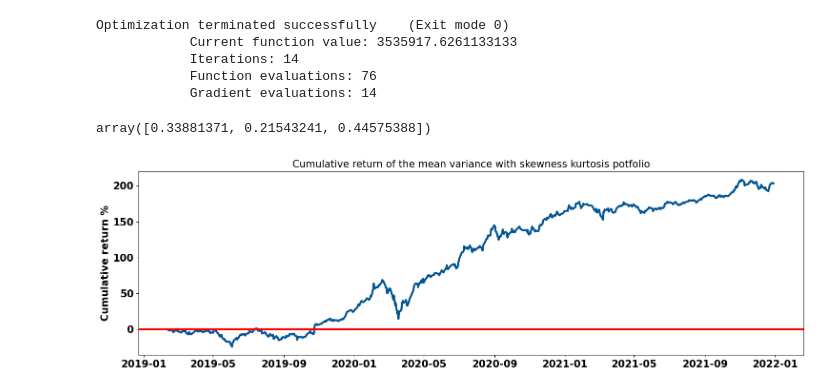
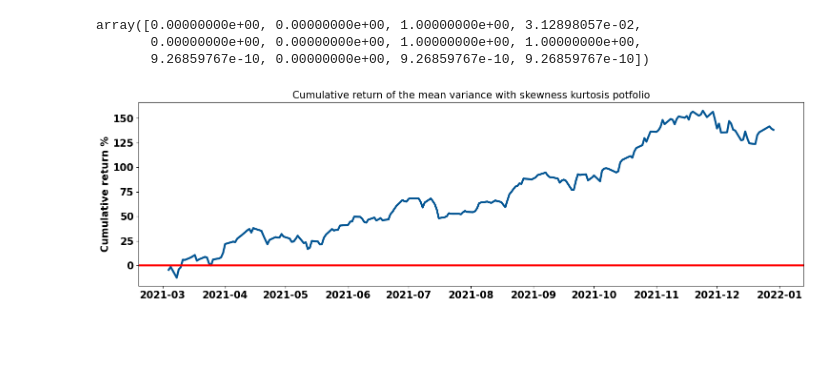
Before and after one commit to 2626245/Portfolio-Management, a Jupyter notebook: Mean-Variance-Skewness-KurtosisCriterion.ipynb, the cells around one changed output. Saved outputs shown, nothing was run; the diff lists cells and outputs as text; code cells hidden in the pictures; blank space fills up the shorter version.

```diff
--- a/Mean-Variance-Skewness-KurtosisCriterion.ipynb
+++ b/Mean-Variance-Skewness-KurtosisCriterion.ipynb
@@ -1,10 +1,11 @@
 # %%
+
 import yfinance as yf
 
-stock_tickers =['META', 'NFLX', 'TSLA']
+stock_tickers =['META', 'NFLX', 'TSLA','NVDA','AMZN','AAPL','GOOGL','INTC','BAC','OSCR','VALE','RIG']
 
-database = yf.download(stock_tickers,start='2012-01-01',end ='2021-12-30')
-database = database['Adj Close']
+database = yf.download(stock_tickers,start='2012-01-01',end ='2021-12-30',auto_adjust=True)
+database = database['Close']
 data = database.dropna().pct_change(1).dropna()
 data
 # %% [output]
@@ -67,32 +71,29 @@ cons = ({'type': 'eq', 'fun': lambda x: np.sum(abs(x)) - 1})  # All weights non-
 Bounds = [(0, 1) for _ in range(n)]
 
 # Optimization with more iterations
-res = minimize(sk_Criterion, x0, args=(train_data,), method='SLSQP', constraints=cons, bounds=Bounds, options={'disp': True})
+res = minimize(sk_Criterion, x0, args=(data,), method='SLSQP', constraints=cons, bounds=Bounds, options={'disp': False})
 
 # Print results
 optimal_portfolio_weights = res.x
 optimal_portfolio_weights
 # %% [output]
-Optimization terminated successfully    (Exit mode 0)
-            Current function value: 3535917.6261133133
-            Iterations: 14
-            Function evaluations: 76
-            Gradient evaluations: 14
+array([0.00000000e+00, 0.00000000e+00, 1.00000000e+00, 3.12898057e-02,
+       0.00000000e+00, 0.00000000e+00, 1.00000000e+00, 1.00000000e+00,
+       9.26859767e-10, 0.00000000e+00, 9.26859767e-10, 9.26859767e-10])
-array([0.33881371, 0.21543241, 0.44575388])
 # %%
 import matplotlib.pyplot as plt
 
-optimal_portfolio_return=np.multiply(test_data,np.transpose(optimal_portfolio_weights))
+optimal_portfolio_return=np.multiply(data,np.transpose(optimal_portfolio_weights))
 optimal_portfolio_return=optimal_portfolio_return.sum(axis=1)
 
 
 plt.figure(figsize=(18,5))
 plt.plot(np.cumsum(optimal_portfolio_return)*100,color="#035593",linewidth=3)
 plt.ylabel("Cumulative return %", size=15,fontweight="bold")
 plt.xticks(size=15,fontweight="bold")
 plt.yticks(size=15,fontweight="bold")
 plt.title("Cumulative return of the mean variance with skewness kurtosis potfolio", size=15)
 plt.axhline(0, color="r",linewidth=3)
 plt.show()
 # %% [output]
-[figure, old version]
+[figure, new version]
```
Also changed, not shown: parts of 1 cell of this notebook, 5 other files.
